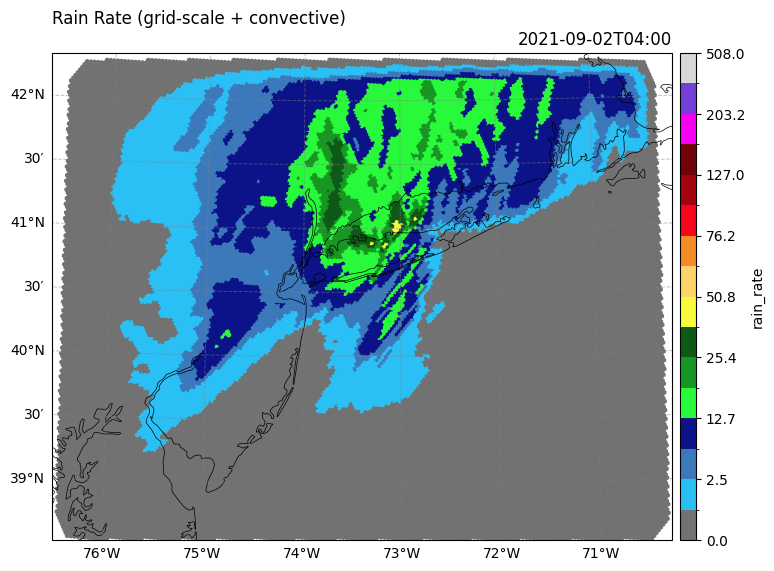
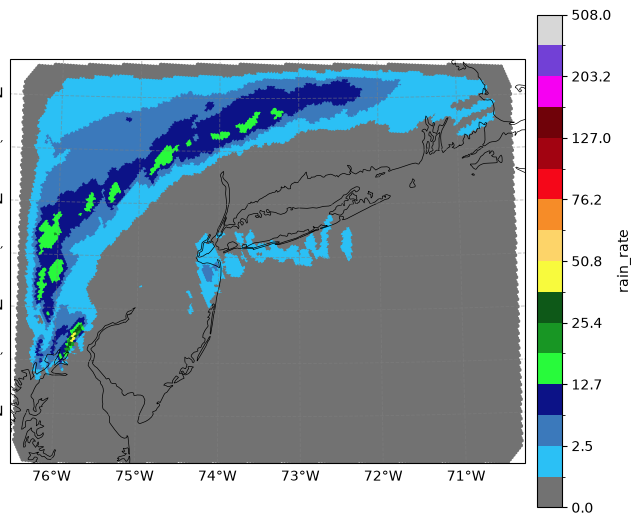
The change to this notebook cell's code, shown as a diff; its figure went from the first image to the second:
--- before
+++ after
@@ -1,3 +1,3 @@
 cmap, norm = escmap("nwps_qpe", units="mm")
 
-mpasd.show(dta,var_name='rain_rate', time_index=15, figsize=(8,8), cmap = cmap, norm = norm,)
+mpasd.show(dta,var_name='rain_rate', time_index=5, figsize=(8,8), cmap = cmap, norm = norm,)

Commit: Added four new notebook which uses remote server data from GDEX